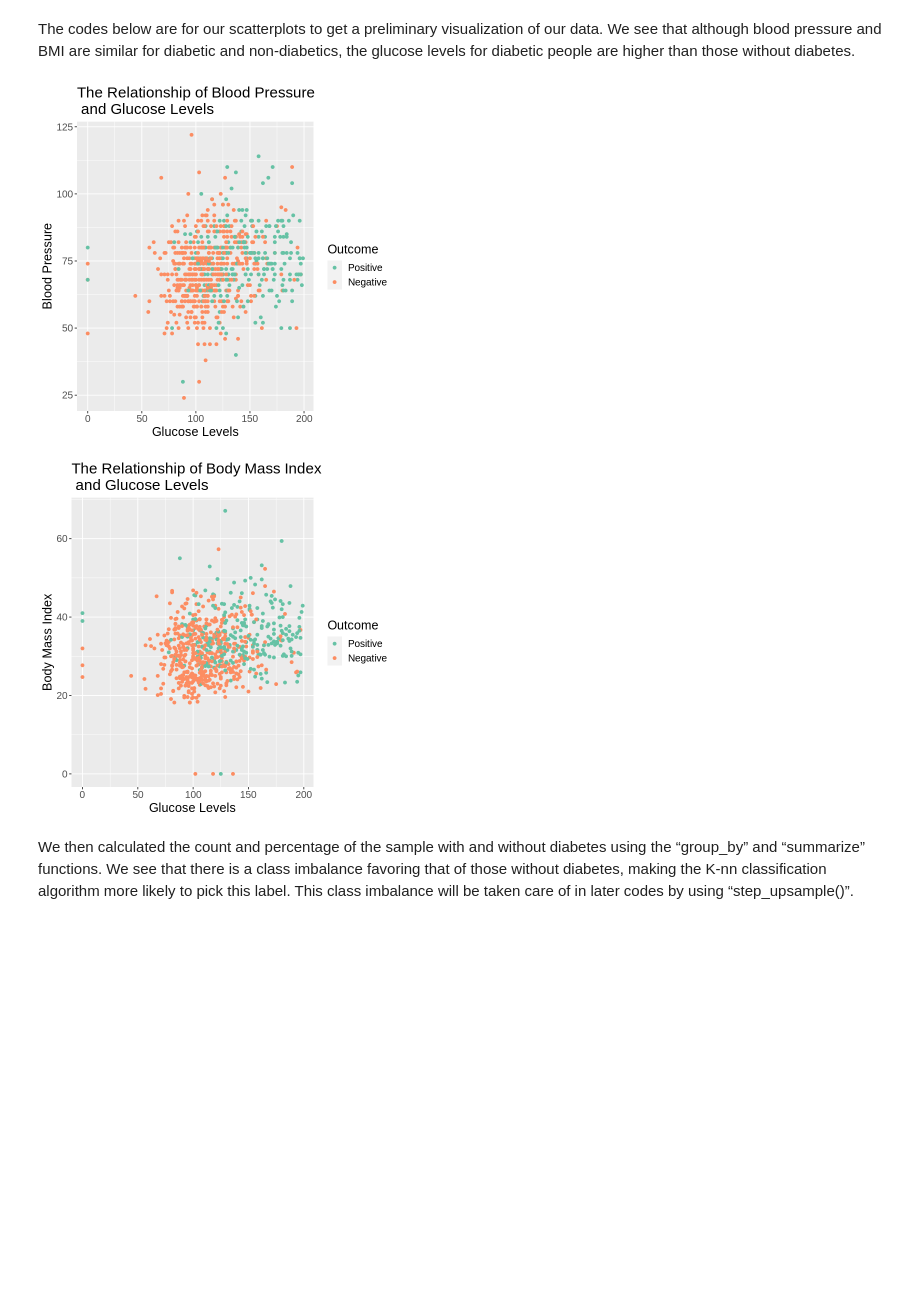
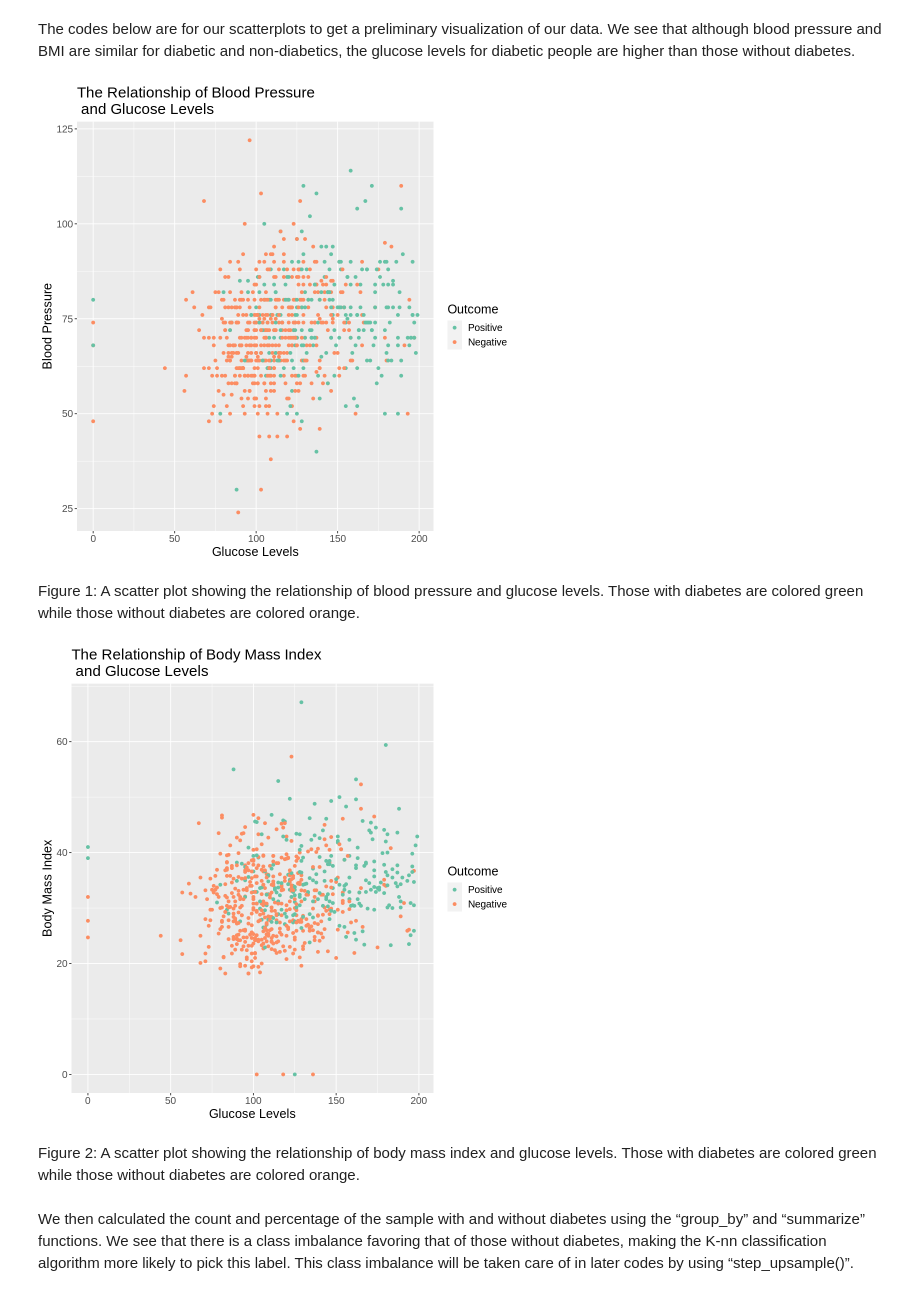
Before and after one commit to NDChavez/diabetes_final, a Jupyter notebook: diabetes_final_project.ipynb, the cells around one changed output. Drawn from its saved outputs; the diff is of its cells as text; code cells hidden in the pictures; blank space fills up the shorter version.

Commit message:
added figure/table number and references

```diff
--- a/diabetes_final_project.ipynb
+++ b/diabetes_final_project.ipynb
@@ -148,29 +141,34 @@ We now see that glucose, blood pressure and BMI are more balanced, making these
 # %% [markdown]
 The codes below are for our scatterplots to get a preliminary visualization of our data. We see that although blood pressure and BMI are similar for diabetic and non-diabetics, the glucose levels for diabetic people are higher than those without diabetes.
 # %%
-options(repr.plot.height = 6, repr.plot.width = 6)
+options(repr.plot.height = 8, repr.plot.width = 8)
 
 # Code for scatter plots
 diabetes$Outcome <- factor(diabetes$Outcome, levels=c("1", "0"), labels = c("Positive", "Negative"))
 
 diabetes_bp_plot <- ggplot(diabetes, aes(x = Glucose, y = BloodPressure, colour = Outcome)) +
     geom_point() +
     labs(x = "Glucose Levels", y = "Blood Pressure", colour = "Outcome") +
     ggtitle("The Relationship of Blood Pressure \n and Glucose Levels") +
     scale_color_brewer(palette = "Set2") +
     theme(text = element_text(size = 15))
 diabetes_bp_plot
-
-diabetes_bmi_plot <- ggplot(diabetes, aes(x = Glucose, y = BMI, colour = Outcome)) +
-    geom_point() +
-    labs(x = "Glucose Levels", y = "Body Mass Index", colour = "Outcome") +
-    ggtitle("The Relationship of Body Mass Index \n and Glucose Levels") +
-    scale_color_brewer(palette = "Set2") +
-    theme(text = element_text(size = 15))
-diabetes_bmi_plot
 # %% [output]
-[figure, old version]
+[figure, new version]
-[figure, removed]
+# %% [markdown]
+Figure 1: A scatter plot showing the relationship of blood pressure and glucose levels. Those with diabetes are colored green while those without diabetes are colored orange.
+# %%
+diabetes_bmi_plot <- ggplot(diabetes, aes(x = Glucose, y = BMI, colour = Outcome)) +
+    geom_point() +
+    labs(x = "Glucose Levels", y = "Body Mass Index", colour = "Outcome") +
+    ggtitle("The Relationship of Body Mass Index \n and Glucose Levels") +
+    scale_color_brewer(palette = "Set2") +
+    theme(text = element_text(size = 15))
+diabetes_bmi_plot
+# %% [output]
+[figure, added]
+# %% [markdown]
+Figure 2: A scatter plot showing the relationship of body mass index and glucose levels. Those with diabetes are colored green while those without diabetes are colored orange.
 # %% [markdown]
 We then calculated the count and percentage of the sample with and without diabetes using the “group_by” and “summarize” functions. We see that there is a class imbalance favoring that of those without diabetes, making the K-nn classification algorithm more likely to pick this label. This class imbalance will be taken care of in later codes by using “step_upsample()”.
 # %%
```
Also changed, not shown: parts of 11 cells of this notebook.
